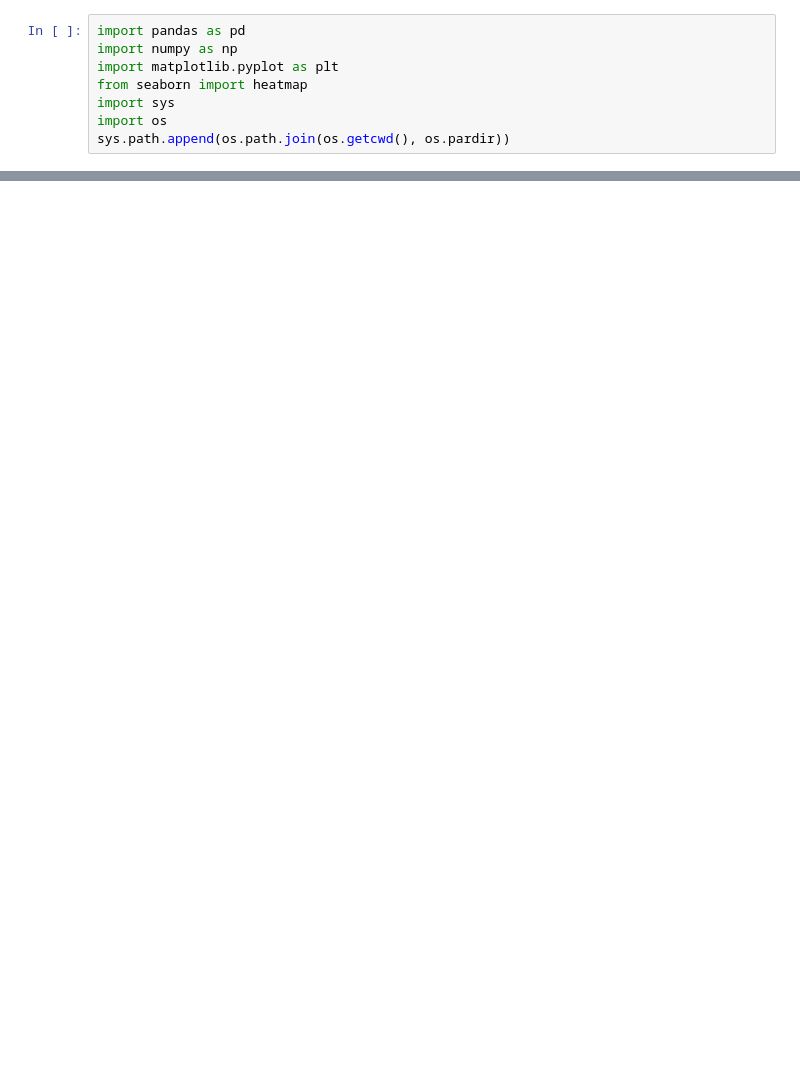
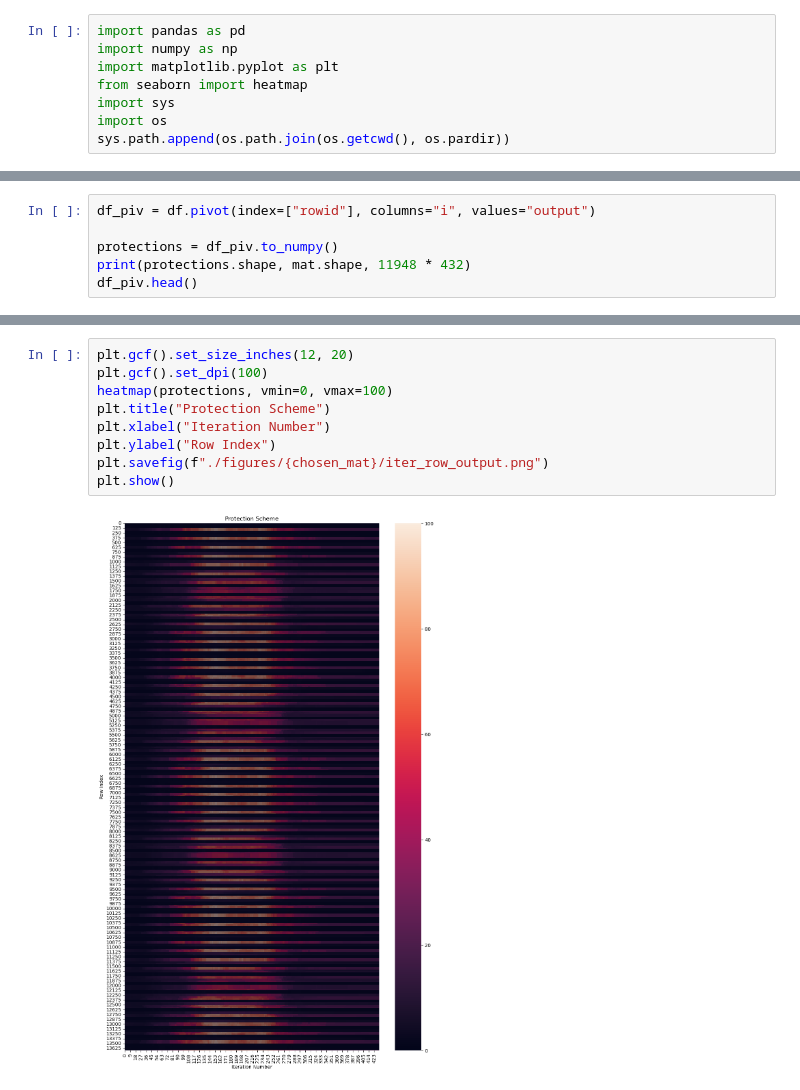
Before and after one commit to DanielRJohnson/Dynamic-Selective-Protection, a Jupyter notebook: analyses/protection_vis.ipynb, the cells around one changed output, grey strips where cells are left out. Drawn from its saved outputs; the diff is of its cells as text; blank space fills up the shorter version.

```diff
--- a/analyses/protection_vis.ipynb
+++ b/analyses/protection_vis.ipynb
@@ -75,0 +73,6 @@ plt.show()
+# %%
+df_piv = df.pivot(index=["rowid"], columns="i", values="output")
+
+protections = df_piv.to_numpy()
+print(protections.shape, mat.shape, 11948 * 432)
+df_piv.head()
@@ -75,0 +89,11 @@ plt.show()
+# %%
+plt.gcf().set_size_inches(12, 20)
+plt.gcf().set_dpi(100)
+heatmap(protections, vmin=0, vmax=100)
+plt.title("Protection Scheme")
+plt.xlabel("Iteration Number")
+plt.ylabel("Row Index")
+plt.savefig(f"./figures/{chosen_mat}/iter_row_output.png")
+plt.show()
+# %% [output]
+[figure, added]
```
Also changed, not shown: parts of 8 cells of this notebook, 15 other files.
